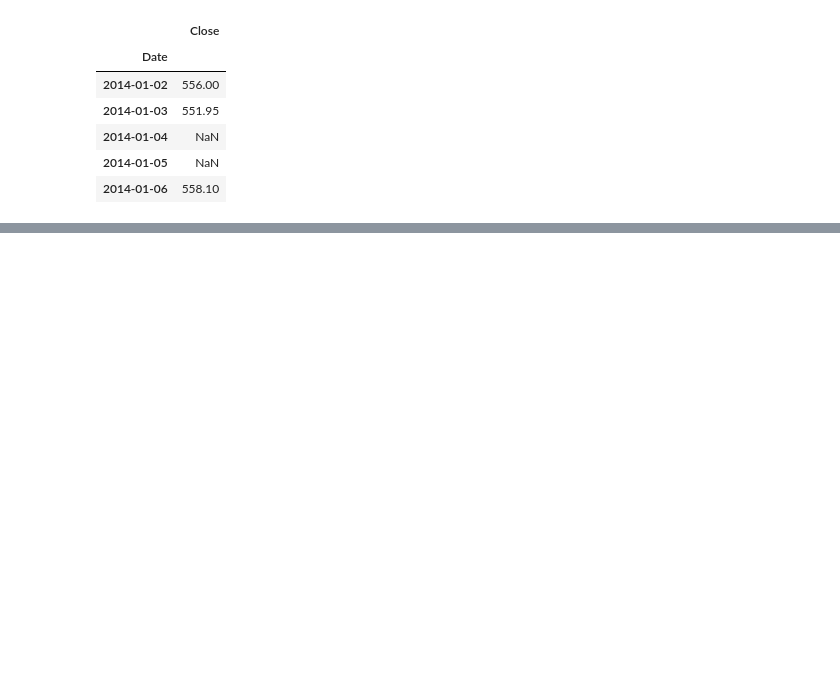
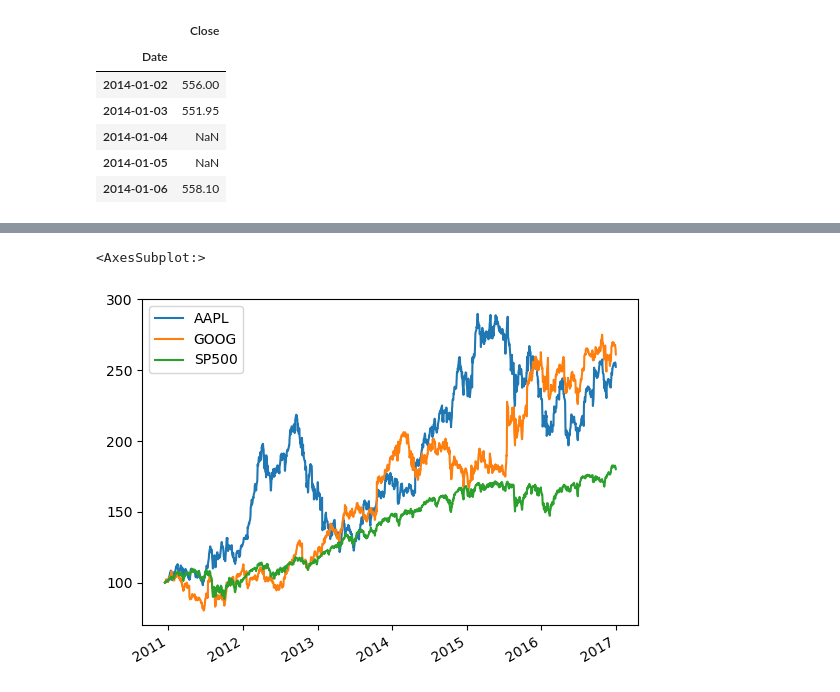
Before and after one commit to luislerma5593/Learning, a Jupyter notebook: Python/Time_Series.ipynb, the cells around one changed output, grey strips where cells are left out. Cells and saved outputs as stored; diff of their text form; code cells hidden in the pictures; blank space fills up the shorter version.

```diff
--- a/Python/Time_Series.ipynb
+++ b/Python/Time_Series.ipynb
@@ -239,0 +280,6 @@ google.head()
+# %%
+normalized = prices.div(prices.iloc[0]).mul(100)
+normalized.plot()
+# %% [output]
+<AxesSubplot:>
+[figure, added]
```
Also changed, not shown: parts of 8 cells of this notebook.
